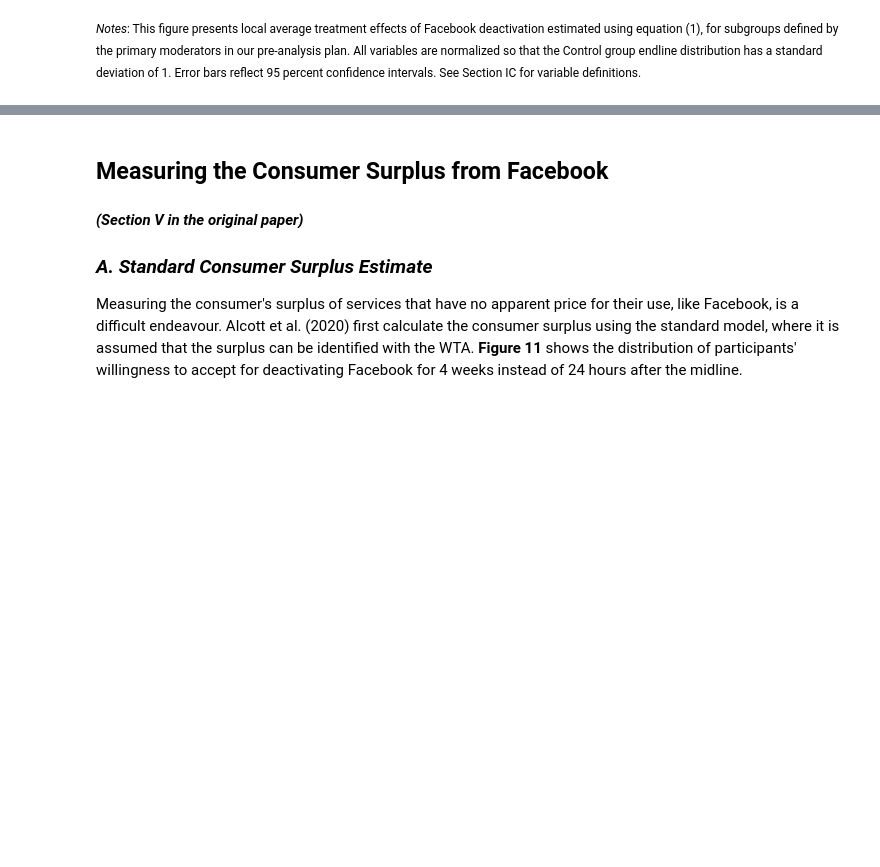
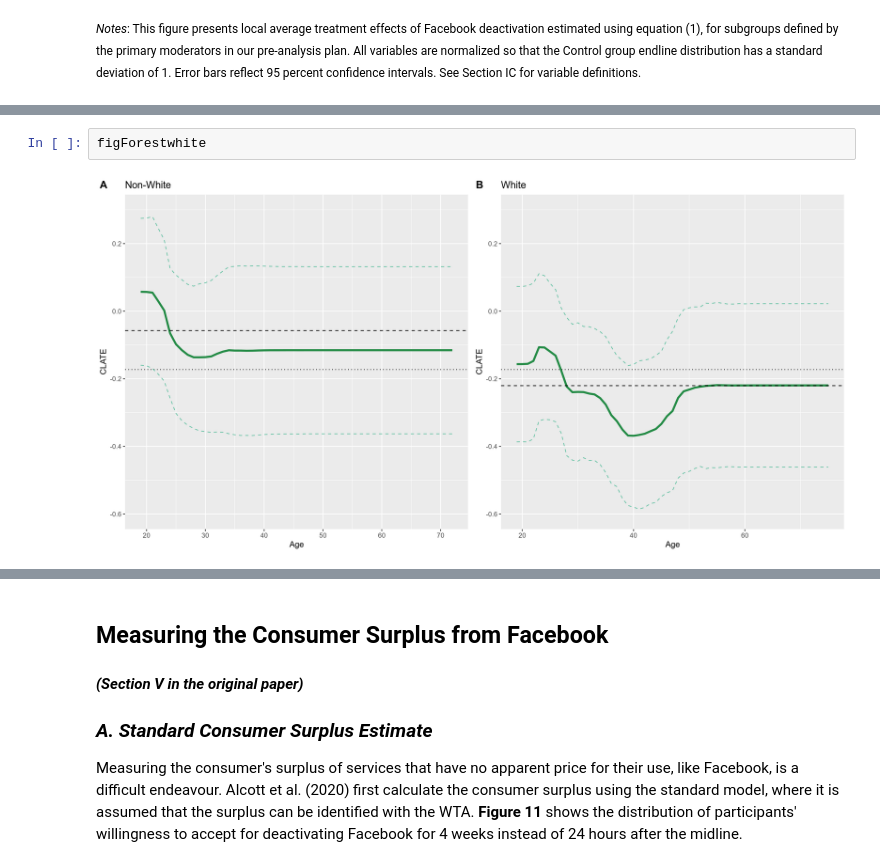
Before and after one commit to feauazmu/RepAllcotetal, a Jupyter notebook: replication_notebook.ipynb, the cells around one changed output, grey strips where cells are left out. Saved outputs shown, nothing was run; the diff lists cells and outputs as text; blank space fills up the shorter version.

```diff
--- a/replication_notebook.ipynb
+++ b/replication_notebook.ipynb
@@ -584,0 +636,4 @@ As can be seen, there seems to be no significant difference in the effects betwe
+# %%
+figForestwhite
+# %% [output]
+[figure, added]
```
Also changed, not shown: parts of 31 cells of this notebook.
